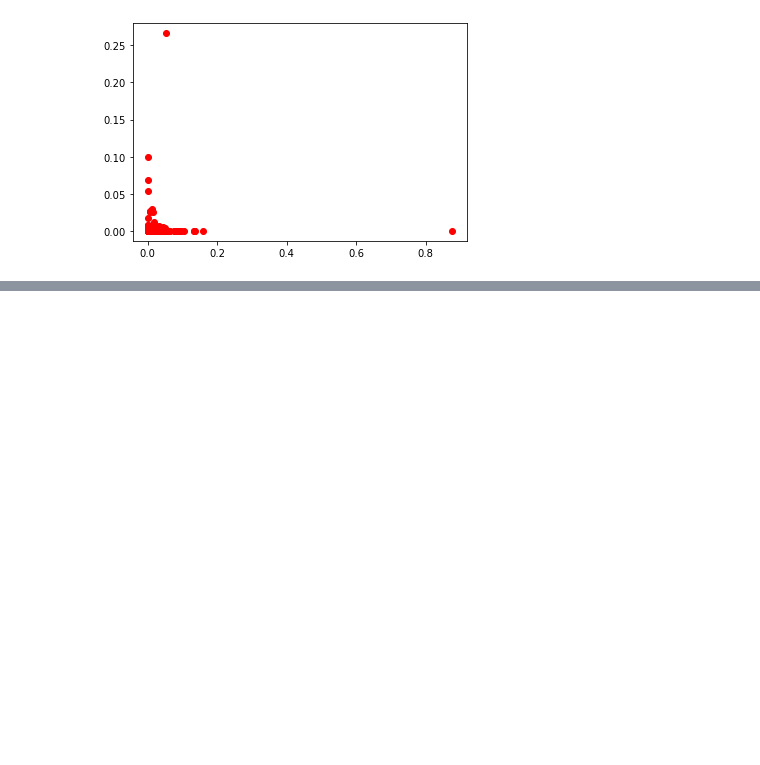
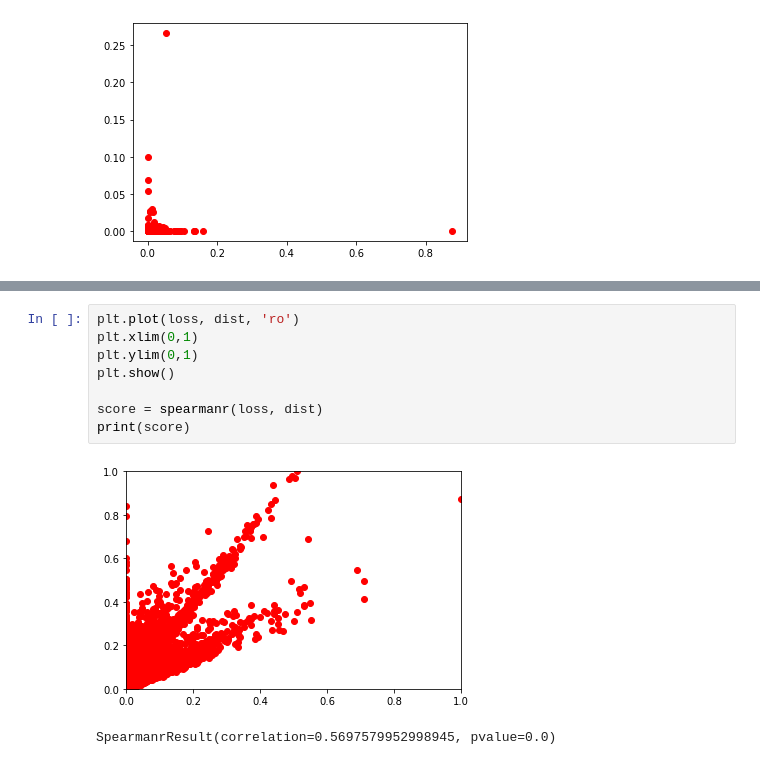
Before and after one commit to gist-ailab/uncertainty-activelearning, a Jupyter notebook: PT4AL/test.ipynb, the cells around one changed output, grey strips where cells are left out. Drawn from its saved outputs; the diff is of its cells as text; blank space fills up the shorter version.

```diff
--- a/PT4AL/test.ipynb
+++ b/PT4AL/test.ipynb
@@ -136,0 +144,11 @@ SpearmanrResult(correlation=-0.9313491940564397, pvalue=0.0)
+# %%
+plt.plot(loss, dist, 'ro')
+plt.xlim(0,1)
+plt.ylim(0,1)
+plt.show()
+
+score = spearmanr(loss, dist)
+print(score)
+# %% [output]
+[figure, added]
+SpearmanrResult(correlation=0.5697579952998945, pvalue=0.0)
```
Also changed, not shown: parts of 3 cells of this notebook, 6 other files.
